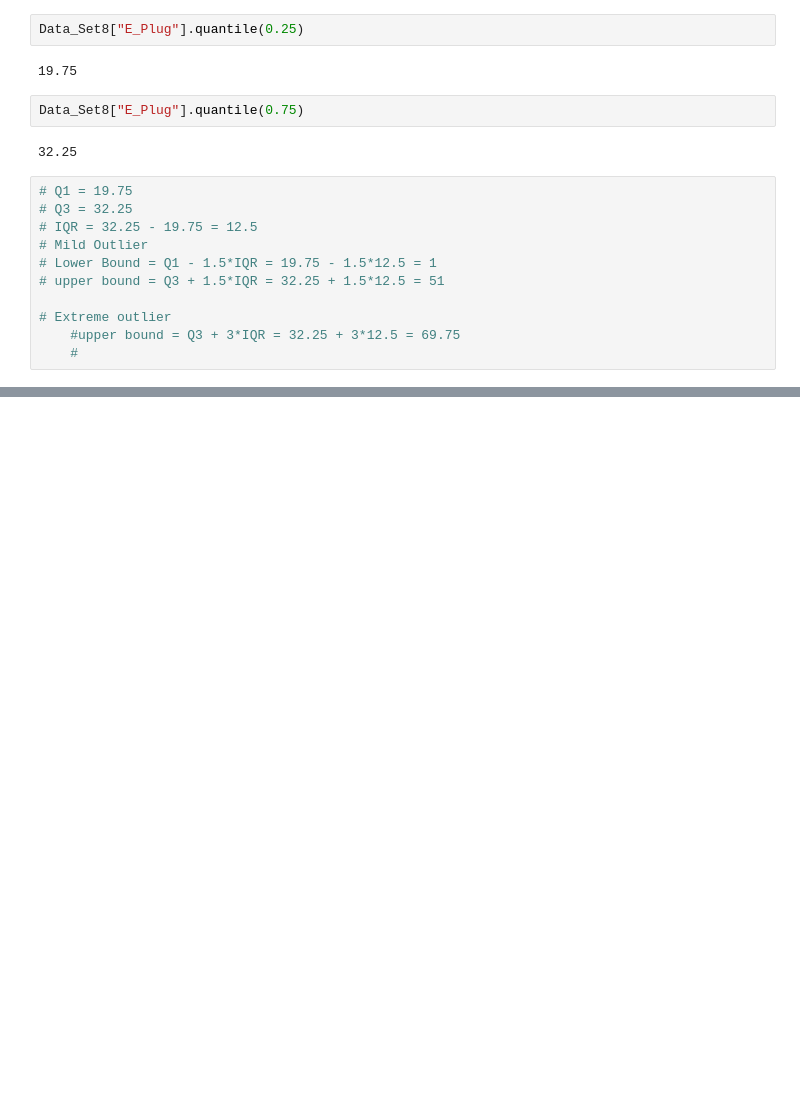
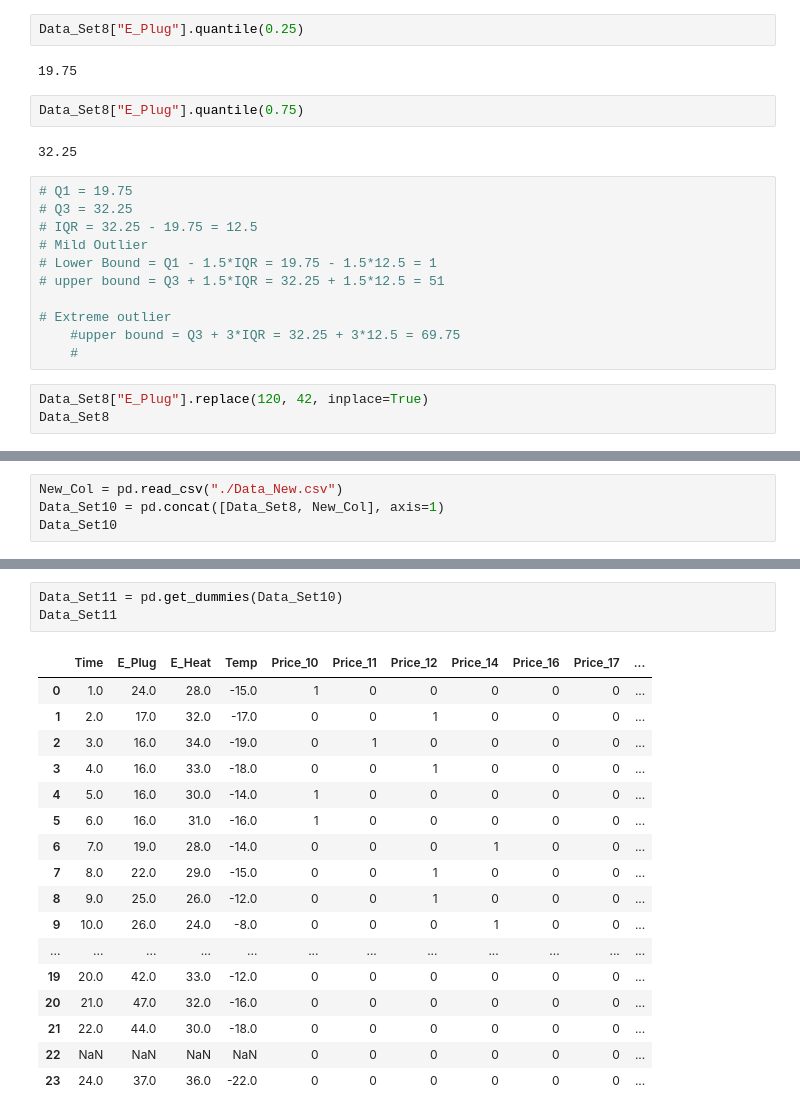
Before and after one commit to upgradev/python-learning, a Jupyter notebook: Machine Learning & Data Science A-Z: Hands-on Python 2021/3: Data Preprocessing/DataPreProcessing.ipynb, the cells around one changed output, grey strips where cells are left out. Saved outputs shown, nothing was run; the diff lists cells and outputs as text; blank space fills up the shorter version.

```diff
--- a/Machine Learning & Data Science A-Z: Hands-on Python 2021/3: Data Preprocessing/DataPreProcessing.ipynb
+++ b/Machine Learning & Data Science A-Z: Hands-on Python 2021/3: Data Preprocessing/DataPreProcessing.ipynb
@@ -176,3 +176,6 @@ Data_Set8["E_Plug"].quantile(0.75)
 # Extreme outlier
     #upper bound = Q3 + 3*IQR = 32.25 + 3*12.5 = 69.75
     #
+# %%
+Data_Set8["E_Plug"].replace(120, 42, inplace=True)
+Data_Set8
@@ -178,0 +200,4 @@ Data_Set8["E_Plug"].quantile(0.75)
+# %%
+New_Col = pd.read_csv("./Data_New.csv")
+Data_Set10 = pd.concat([Data_Set8, New_Col], axis=1)
+Data_Set10
@@ -178,0 +240,21 @@ Data_Set8["E_Plug"].quantile(0.75)
+# %%
+Data_Set11 = pd.get_dummies(Data_Set10)
+Data_Set11
+# %% [output]
+|  | Time | E_Plug | E_Heat | Temp | Price_10 | Price_11 | Price_12 | Price_14 | Price_16 | Price_17 | ... |
+| 0 | 1.0 | 24.0 | 28.0 | -15.0 | 1 | 0 | 0 | 0 | 0 | 0 | ... |
+| 1 | 2.0 | 17.0 | 32.0 | -17.0 | 0 | 0 | 1 | 0 | 0 | 0 | ... |
+| 2 | 3.0 | 16.0 | 34.0 | -19.0 | 0 | 1 | 0 | 0 | 0 | 0 | ... |
+| 3 | 4.0 | 16.0 | 33.0 | -18.0 | 0 | 0 | 1 | 0 | 0 | 0 | ... |
+| 4 | 5.0 | 16.0 | 30.0 | -14.0 | 1 | 0 | 0 | 0 | 0 | 0 | ... |
+| 5 | 6.0 | 16.0 | 31.0 | -16.0 | 1 | 0 | 0 | 0 | 0 | 0 | ... |
+| 6 | 7.0 | 19.0 | 28.0 | -14.0 | 0 | 0 | 0 | 1 | 0 | 0 | ... |
+| 7 | 8.0 | 22.0 | 29.0 | -15.0 | 0 | 0 | 1 | 0 | 0 | 0 | ... |
+| 8 | 9.0 | 25.0 | 26.0 | -12.0 | 0 | 0 | 1 | 0 | 0 | 0 | ... |
+| 9 | 10.0 | 26.0 | 24.0 | -8.0 | 0 | 0 | 0 | 1 | 0 | 0 | ... |
+| ... | ... | ... | ... | ... | ... | ... | ... | ... | ... | ... | ... |
+| 19 | 20.0 | 42.0 | 33.0 | -12.0 | 0 | 0 | 0 | 0 | 0 | 0 | ... |
+| 20 | 21.0 | 47.0 | 32.0 | -16.0 | 0 | 0 | 0 | 0 | 0 | 0 | ... |
+| 21 | 22.0 | 44.0 | 30.0 | -18.0 | 0 | 0 | 0 | 0 | 0 | 0 | ... |
+| 22 | NaN | NaN | NaN | NaN | 0 | 0 | 0 | 0 | 0 | 0 | ... |
+| 23 | 24.0 | 37.0 | 36.0 | -22.0 | 0 | 0 | 0 | 0 | 0 | 0 | ... |
```
Also changed, not shown: parts of 10 cells of this notebook, 1 other file.
